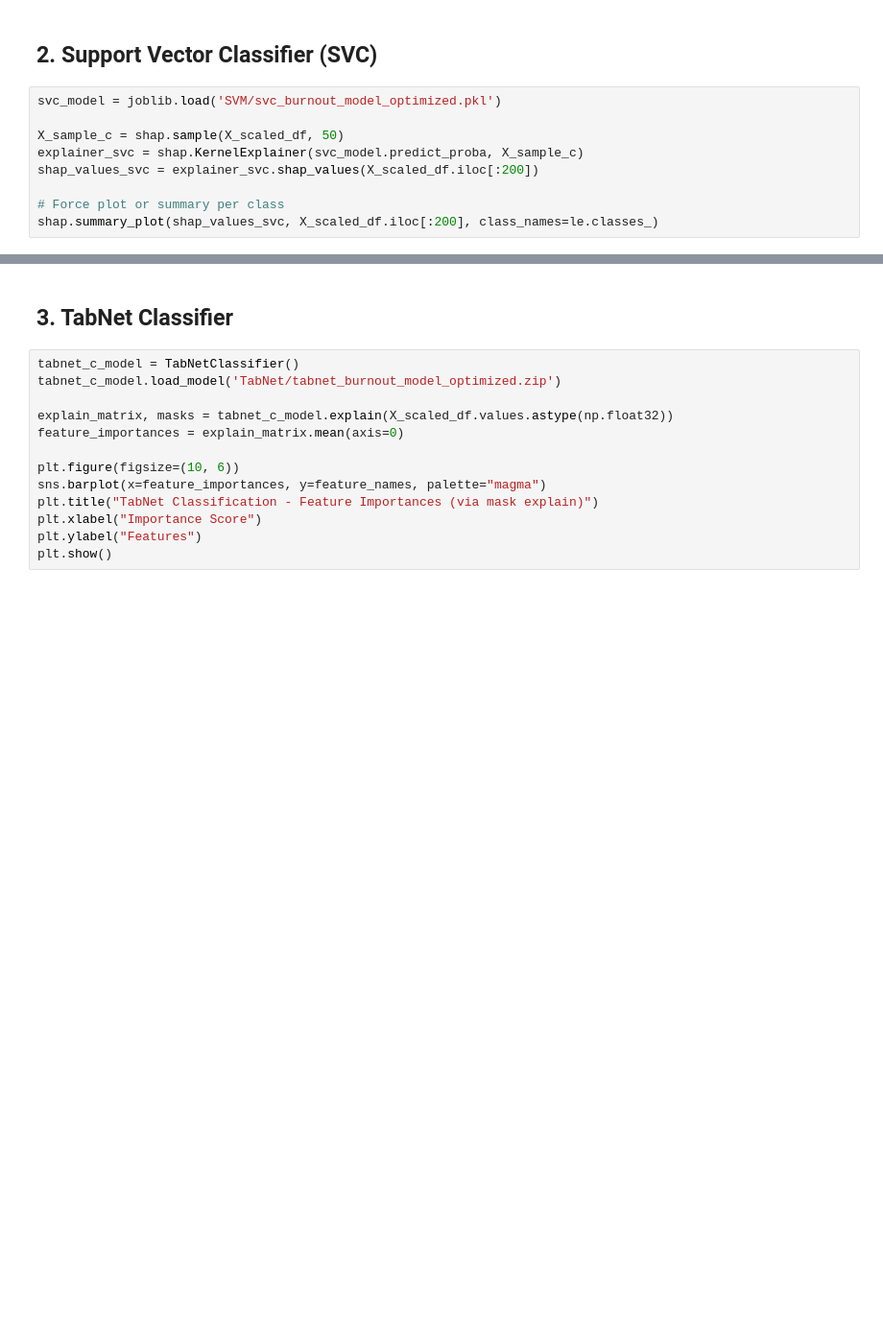
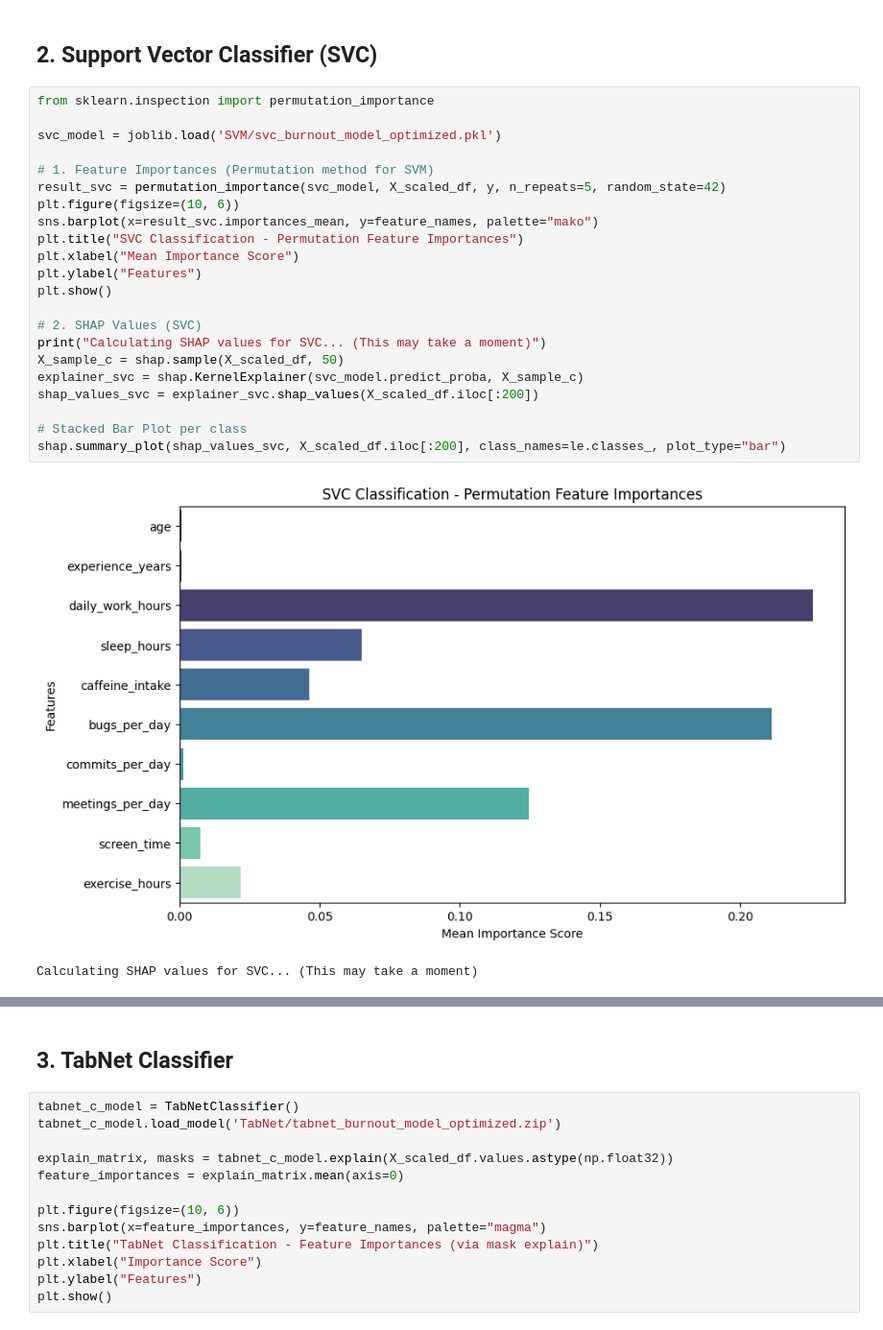
Before and after one commit to revo-off/Yougood-py, a Jupyter notebook: explainability_classification.ipynb, the cells around one changed output, grey strips where cells are left out. Shown at 96% size. Saved outputs shown, nothing was run; the diff lists cells and outputs as text; blank space fills up the shorter version.

```diff
--- a/explainability_classification.ipynb
+++ b/explainability_classification.ipynb
@@ -49,11 +46,27 @@ shap.summary_plot(shap_values_rfc, X_scaled_df, plot_type="bar")
 # %% [markdown]
 ## 2. Support Vector Classifier (SVC)
 # %%
+from sklearn.inspection import permutation_importance
+
 svc_model = joblib.load('SVM/svc_burnout_model_optimized.pkl')
 
+# 1. Feature Importances (Permutation method for SVM)
+result_svc = permutation_importance(svc_model, X_scaled_df, y, n_repeats=5, random_state=42)
+plt.figure(figsize=(10, 6))
+sns.barplot(x=result_svc.importances_mean, y=feature_names, palette="mako")
+plt.title("SVC Classification - Permutation Feature Importances")
+plt.xlabel("Mean Importance Score")
+plt.ylabel("Features")
+plt.show()
+
+# 2. SHAP Values (SVC)
+print("Calculating SHAP values for SVC... (This may take a moment)")
 X_sample_c = shap.sample(X_scaled_df, 50)
 explainer_svc = shap.KernelExplainer(svc_model.predict_proba, X_sample_c)
 shap_values_svc = explainer_svc.shap_values(X_scaled_df.iloc[:200])
 
-# Force plot or summary per class
-shap.summary_plot(shap_values_svc, X_scaled_df.iloc[:200], class_names=le.classes_)
+# Stacked Bar Plot per class
+shap.summary_plot(shap_values_svc, X_scaled_df.iloc[:200], class_names=le.classes_, plot_type="bar")
+# %% [output]
+[figure, added]
+Calculating SHAP values for SVC... (This may take a moment)
```
Also changed, not shown: parts of 5 cells of this notebook, 8 other files.
